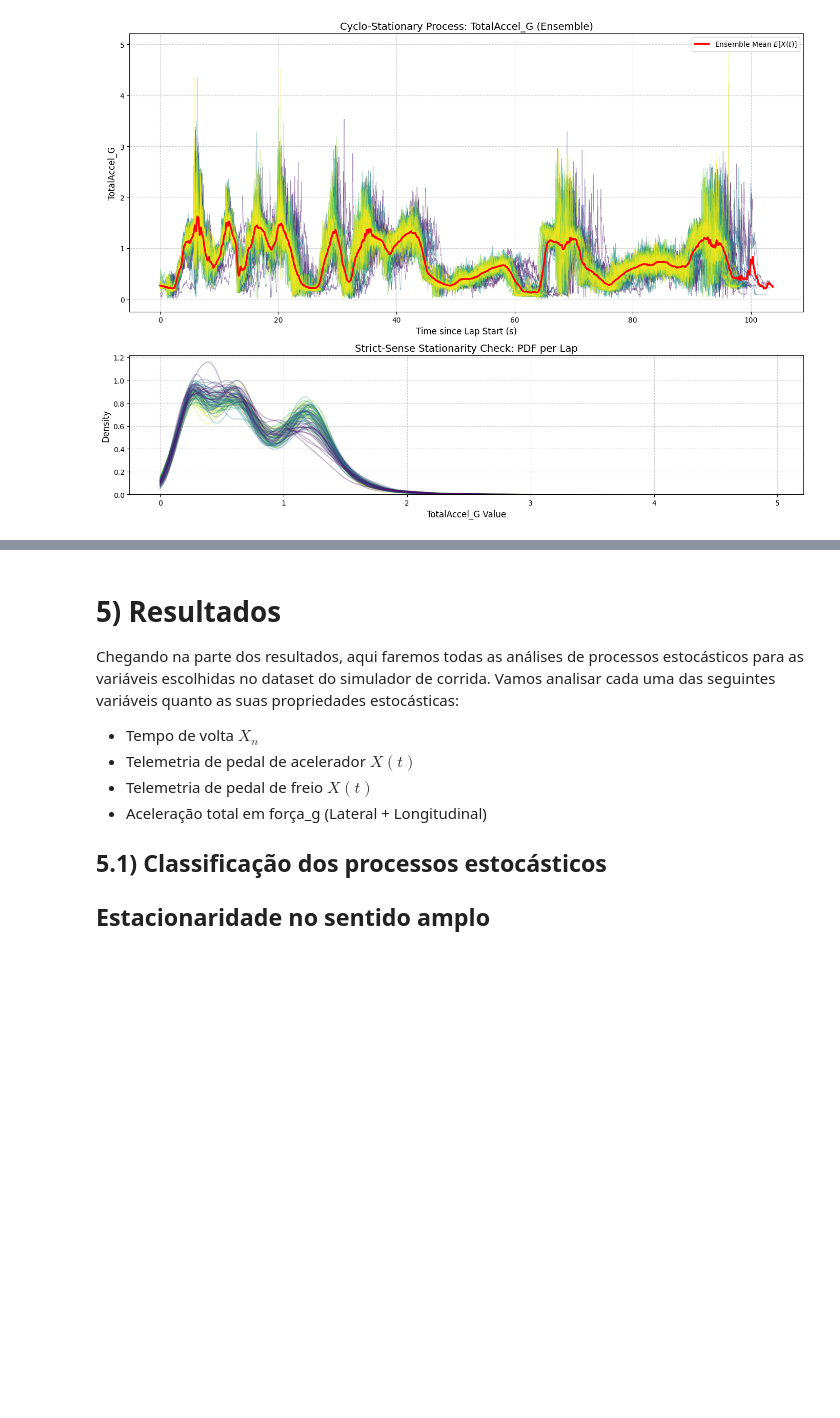
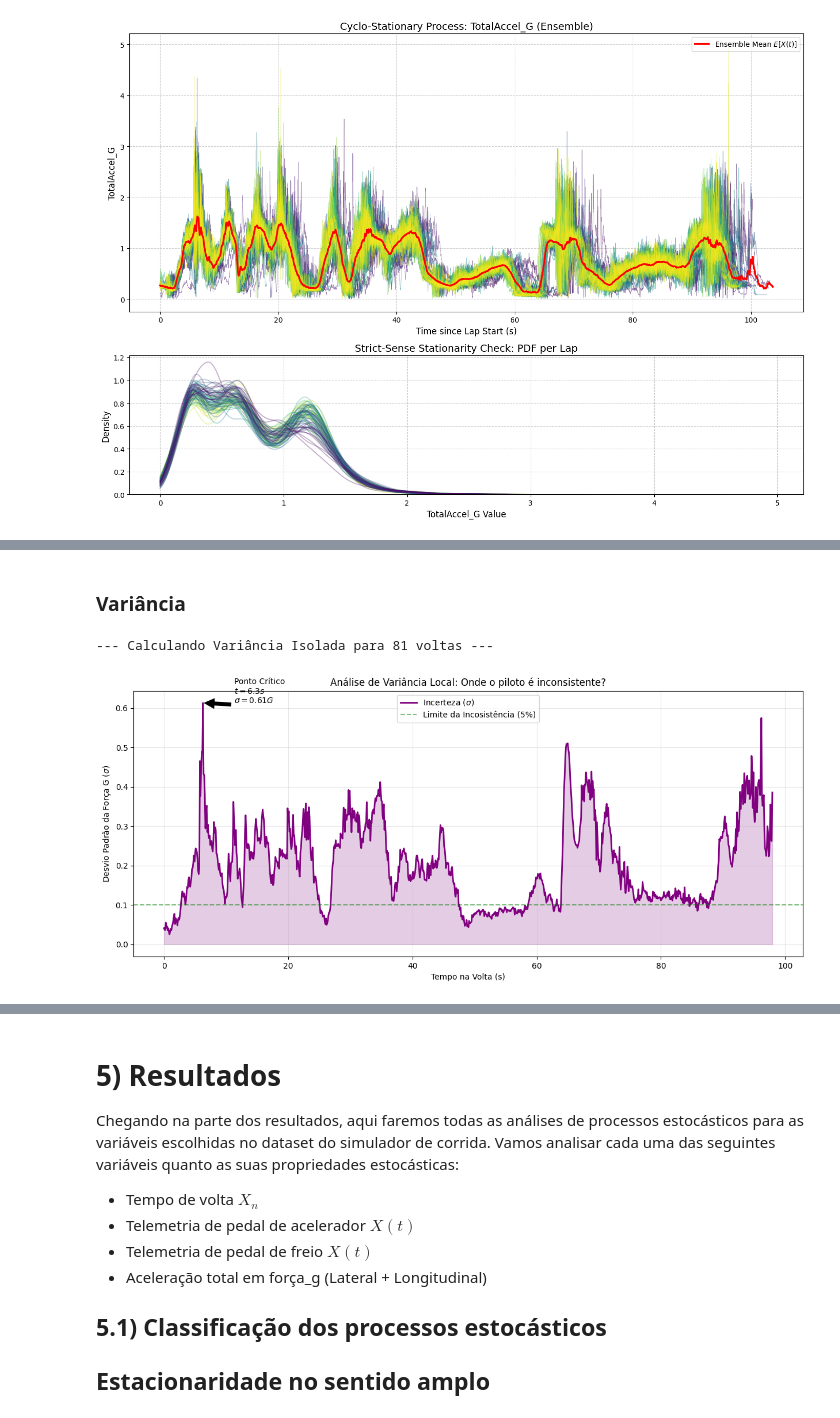
Before and after one commit to TomazFilgueira/PPGEEC2317---SISTEMAS-PROBABIL-STICOS, a Jupyter notebook: processos_estocasticos/simracing_processos_estocasticos.ipynb, the cells around one changed output, grey strips where cells are left out. Saved outputs shown, nothing was run; the diff lists cells and outputs as text; code cells hidden in the pictures; blank space fills up the shorter version.

```diff
--- a/processos_estocasticos/simracing_processos_estocasticos.ipynb
+++ b/processos_estocasticos/simracing_processos_estocasticos.ipynb
@@ -94,7 +96,7 @@ def load_from_ibt(ibt_path: Path) -> pd.DataFrame:
         ibt.open(str(ibt_path))
         channels = ['SessionTime','Lap','Speed','RPM','Throttle','Brake',
                     'LapDistPct','SteeringWheelAngle','Gear',
-                    'LatAccel','LongAccel']
+                    'LatAccel','LongAccel','Lat','Lon']
         data = {ch: ibt.get_all(ch) for ch in channels}
     except Exception as e:
         print(f"[ERROR] Failed to open {ibt_path}: {e}")
@@ -719,0 +684,65 @@ Name: SessionTime, dtype: float64
+# %% [markdown]
+### Variância
+# %%
+import numpy as np
+import matplotlib.pyplot as plt
+
+def plot_variance_isolated(df_input):
+    print(f"--- Calculando Variância Isolada para {df_input['Lap'].nunique()} voltas ---")
+
+    # 1. Alinhamento Temporal (Mesma lógica robusta anterior)
+    lap_times = df_input.groupby('Lap')['SessionTime'].apply(lambda x: x.max() - x.min())
+    mean_lap_time = lap_times.median()
+    common_time = np.linspace(0, mean_lap_time, 1000)
+
+    ensemble_matrix = []
+
+    for lap in df_input['Lap'].unique():
+        lap_data = df_input[df_input['Lap'] == lap].sort_values('SessionTime')
+        if len(lap_data) > 10:
+            t_zeroed = lap_data['SessionTime'] - lap_data['SessionTime'].iloc[0]
+            signal = lap_data['TotalAccel_G']
+            interp_signal = np.interp(common_time, t_zeroed, signal, right=np.nan)
+            ensemble_matrix.append(interp_signal)
+
+    ensemble_matrix = np.array(ensemble_matrix)
+
+    # 2. Calcular o Desvio Padrão (Sigma) e Variância (Sigma^2)
+    std_signal = np.nanstd(ensemble_matrix, axis=0)
+    variance_signal = std_signal ** 2 # Variância matemática
+
+    # Encontrar o pico de inconsistência
+    max_std_idx = np.nanargmax(std_signal)
+    max_std_time = common_time[max_std_idx]
+    max_std_val = std_signal[max_std_idx]
+
+    # 3. Plotagem
+    fig, ax = plt.subplots(figsize=(15, 6))
+
+    # Plotamos o Desvio Padrão (Sigma) porque está na mesma unidade (G) e é mais intuitivo
+    # Mas a "forma" da curva é a mesma da variância.
+    ax.plot(common_time, std_signal, color='purple', linewidth=2, label='Incerteza ($\sigma$)')
+    ax.fill_between(common_time, 0, std_signal, color='purple', alpha=0.2)
+
+    # Destaques
+    ax.axhline(0.1, color='green', linestyle='--', alpha=0.5, label='Limite da Incosistência (5%)')
+
+    # Marcar o pior ponto
+    ax.annotate(f'Ponto Crítico\n$t={max_std_time:.1f}s$\n$\sigma={max_std_val:.2f}G$',
+                xy=(max_std_time, max_std_val),
+                xytext=(max_std_time+5, max_std_val),
+                arrowprops=dict(facecolor='black', shrink=0.05))
+
+    ax.set_title('Análise de Variância Local: Onde o piloto é inconsistente?')
+    ax.set_xlabel('Tempo na Volta (s)')
+    ax.set_ylabel('Desvio Padrão da Força G ($\sigma$)')
+    ax.legend()
+    ax.grid(True, alpha=0.3)
+
+    plt.show()
+
+if 'df_selected' in locals():
+    plot_variance_isolated(df_selected)
+# %% [output]
+--- Calculando Variância Isolada para 81 voltas ---
+[figure, added]
```
Also changed, not shown: parts of 19 cells of this notebook.
